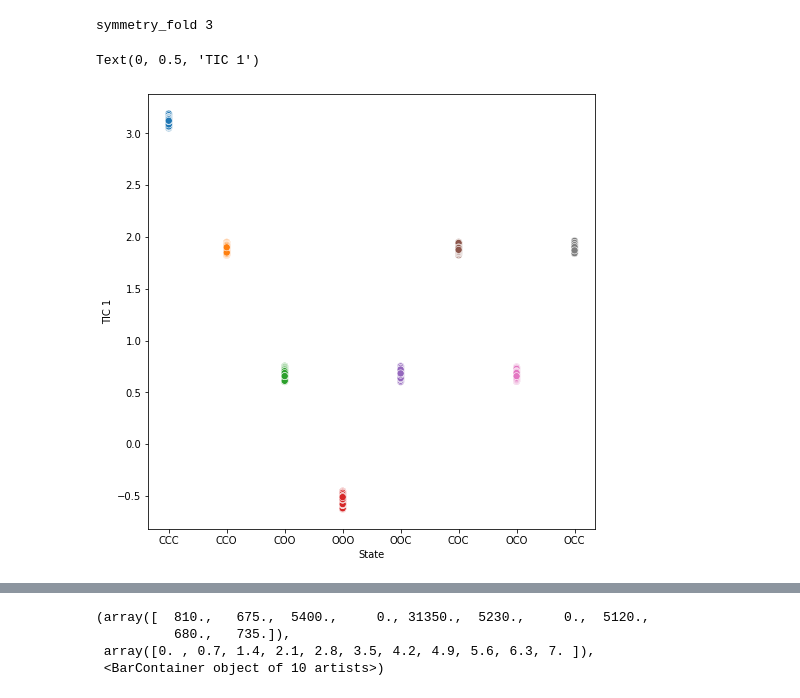
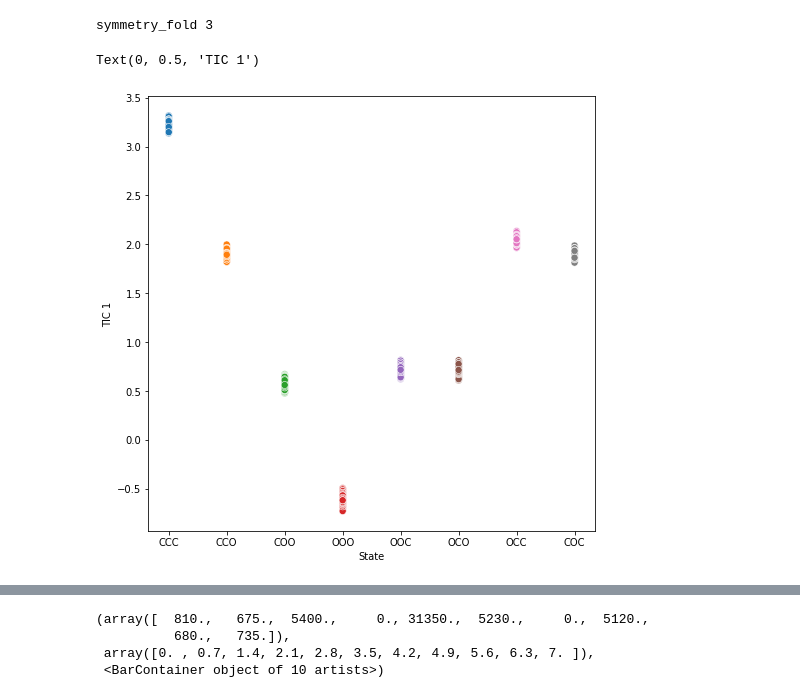
Before and after one commit to yuxuanzhuang/msm_a7_nachrs, a Jupyter notebook: Examples/trimer.ipynb, the cells around one changed output, grey strips where cells are left out. Cells and saved outputs as stored; diff of their text form; code cells hidden in the pictures.

```diff
--- a/Examples/trimer.ipynb
+++ b/Examples/trimer.ipynb
@@ -171,4 +157,4 @@ class Trimer(object):
 # %%
 glic_trimer = Trimer(0)
 # %%
-glic_trimer.run(500)
+glic_trimer.run(50000)
@@ -200,4 +188,4 @@ class MultimerTrajectoriesDataset(TrajectoriesDataset):
 from deeptime.util.data import TrajectoryDataset, TrajectoriesDataset
 
 data = [glic_trimer.trajectory.astype(np.float32)]
-dataset = MultimerTrajectoriesDataset.from_numpy(5, 3, data)
+dataset = MultimerTrajectoriesDataset.from_numpy(5, 3, [np.real(fft(data)[0])])
@@ -347,11 +315,11 @@ symtica_model_tica = symtica.fetch_model()
 # %%
 feature = dataset.trajectories[0]
 feature_transformed = symtica.transform(feature)
 fig, ax = plt.subplots(figsize=(8,8))
-sns.scatterplot(glic_trimer.trajectory_states, feature_transformed[:, 0], hue=glic_trimer.trajectory_states, s=50, alpha=1, ax=ax,
+sns.scatterplot(x=glic_trimer.trajectory_states, y=feature_transformed[:, 0], hue=glic_trimer.trajectory_states, s=50, alpha=1, ax=ax,
                 legend=False)
 ax.set_xlabel("State")
 ax.set_ylabel("TIC 1")
 # %% [output]
 Text(0, 0.5, 'TIC 1')
-[figure, old version]
+[figure, new version]
```
Also changed, not shown: parts of 30 cells of this notebook, 1 other file.
